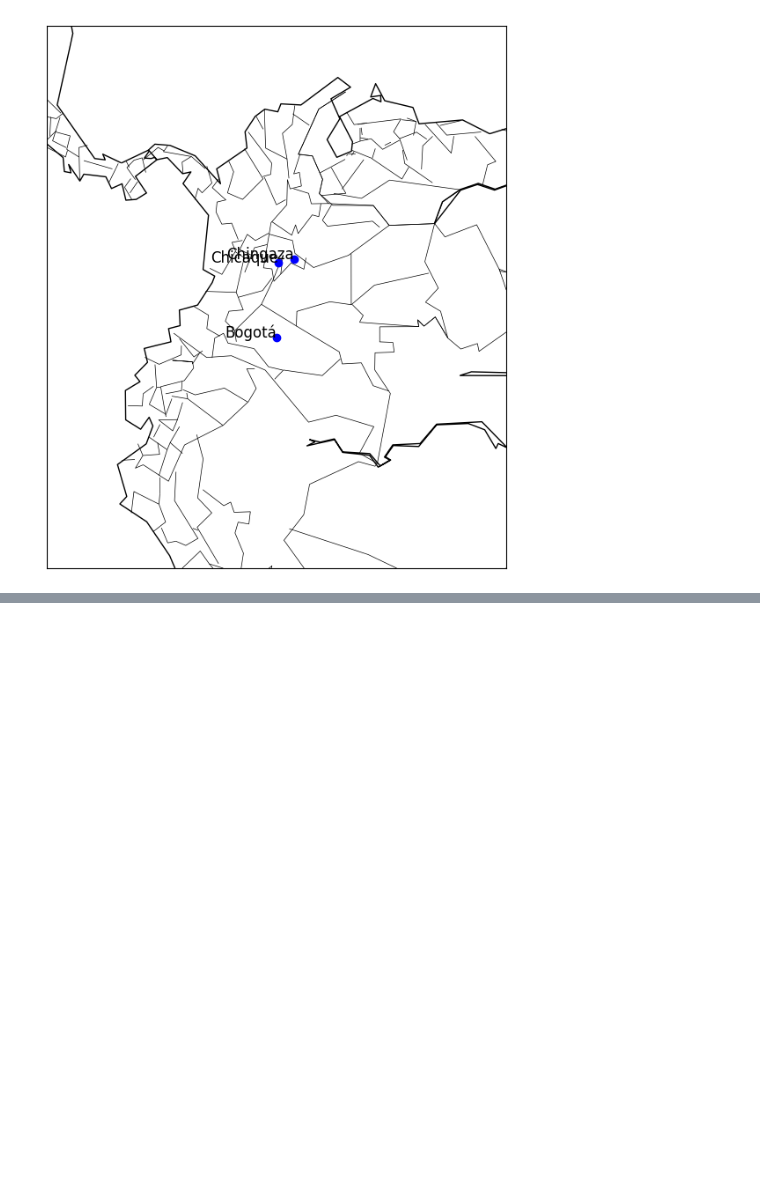
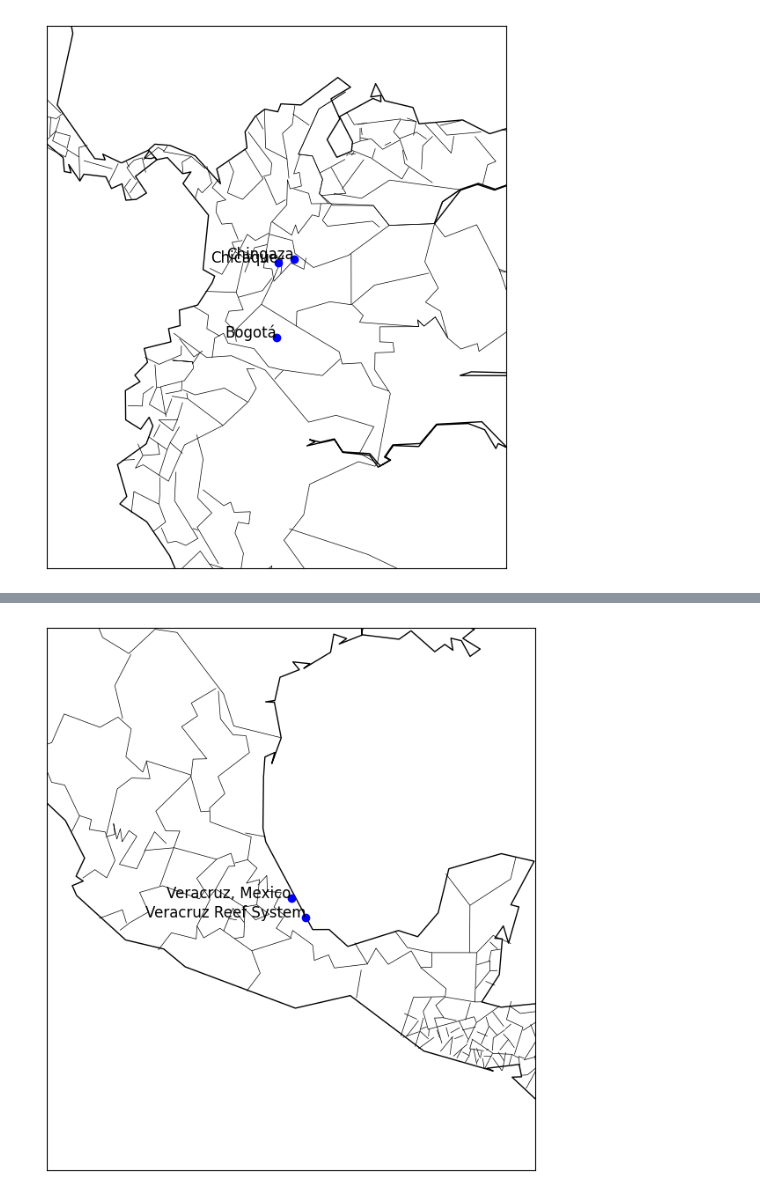
Before and after one commit to YYashraj/Bird-MIgration-Network, a Jupyter notebook: Just Some Exploration/National Zoo data/smith.ipynb, the cells around one changed output, grey strips where cells are left out. Cells and saved outputs as stored; diff of their text form; code cells hidden in the pictures; blank space fills up the shorter version.

```diff
--- a/Just Some Exploration/National Zoo data/smith.ipynb
+++ b/Just Some Exploration/National Zoo data/smith.ipynb
@@ -375,0 +393,8 @@ near(coordinates, labels)
+# %%
+coordinates = [(-96.737,	19.938),(-96.1342, 19.1738)]
+labels = ['Veracruz, Mexico', 'Veracruz Reef System']
+near(coordinates, labels)
+
+#no 3
+# %% [output]
+[figure, added]
```
Also changed, not shown: parts of 17 cells of this notebook.
